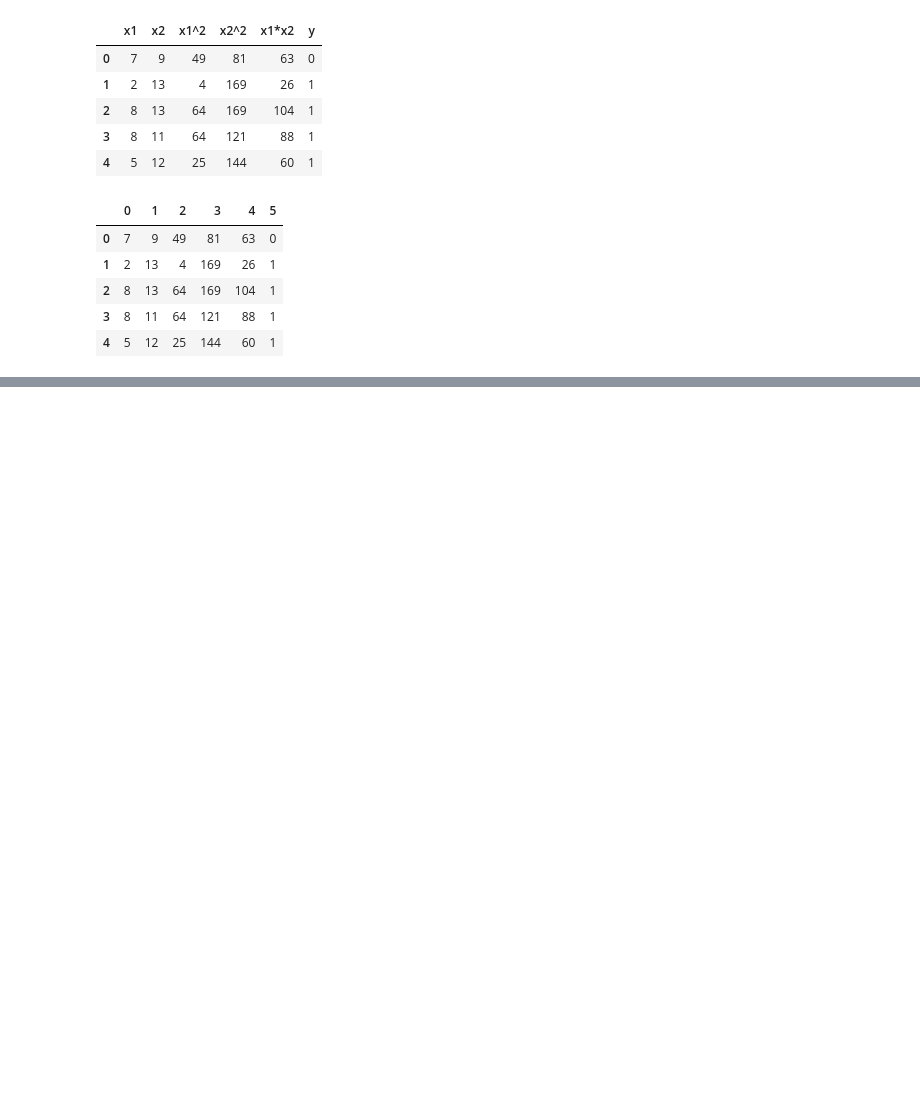
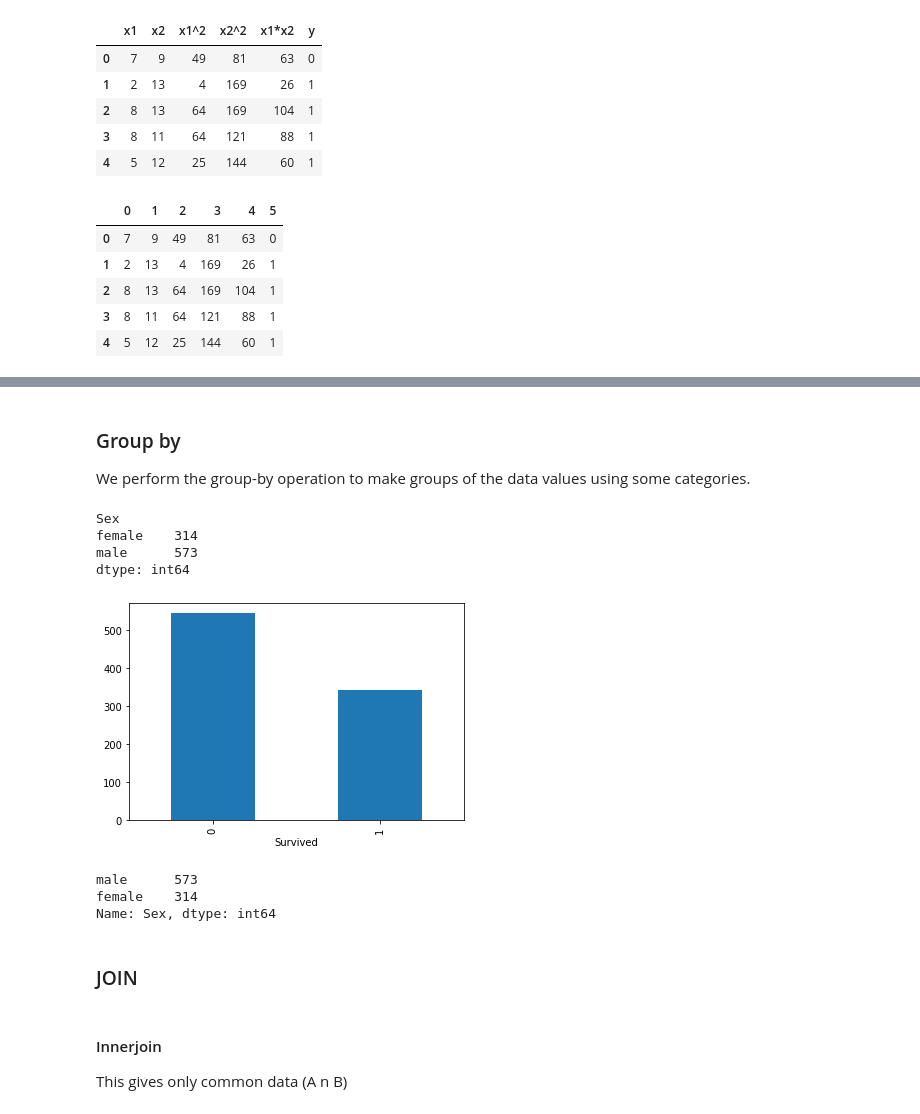
Before and after one commit to git-chinmay/ml-prerequisite-basic-courses, a Jupyter notebook: Pandas/pandas-basics.ipynb, the cells around one changed output, grey strips where cells are left out. Cells and saved outputs as stored; diff of their text form; code cells hidden in the pictures; blank space fills up the shorter version.

Commit message:
SQL operations added separately

```diff
--- a/Pandas/pandas-basics.ipynb
+++ b/Pandas/pandas-basics.ipynb
@@ -319,0 +322,4 @@ df_load
+# %%
+path = 'https://web.stanford.edu/class/archive/cs/cs109/cs109.1166/stuff/'
+data = pd.read_csv(path + "titanic.csv")
+data.head()
@@ -319,0 +377,30 @@ df_load
+# %% [markdown]
+### Group by
+
+We perform the group-by operation to make groups of the data values using some categories.
+# %%
+# SELECT Sex, count(*) FROM data GROUP BY Sex;
+
+data.groupby('Sex').size()
+# %% [output]
+Sex
+female    314
+male      573
+dtype: int64
+# %%
+_ = data.groupby('Survived').size().plot(kind='bar')
+# %% [output]
+[figure, added]
+# %%
+# same can be get using values_counts
+data['Sex'].value_counts()
+# %% [output]
+male      573
+female    314
+Name: Sex, dtype: int64
+# %% [markdown]
+### JOIN
+# %% [markdown]
+#### Innerjoin
+
+This gives only common data (A n B)
```
Also changed, not shown: parts of 20 cells of this notebook, 1 other file.
